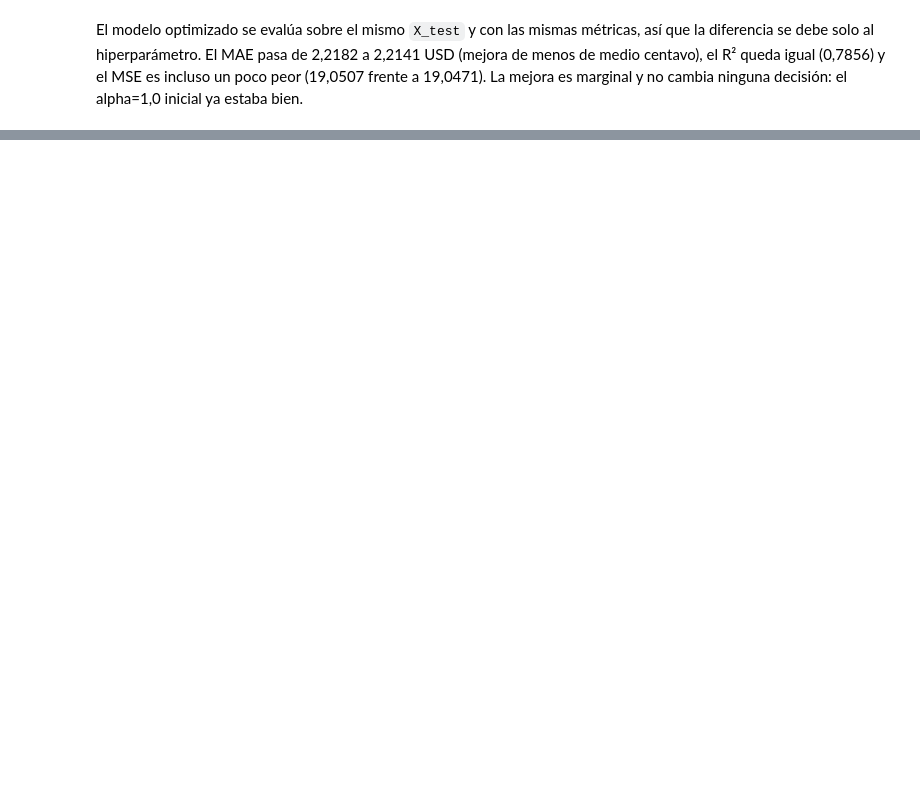
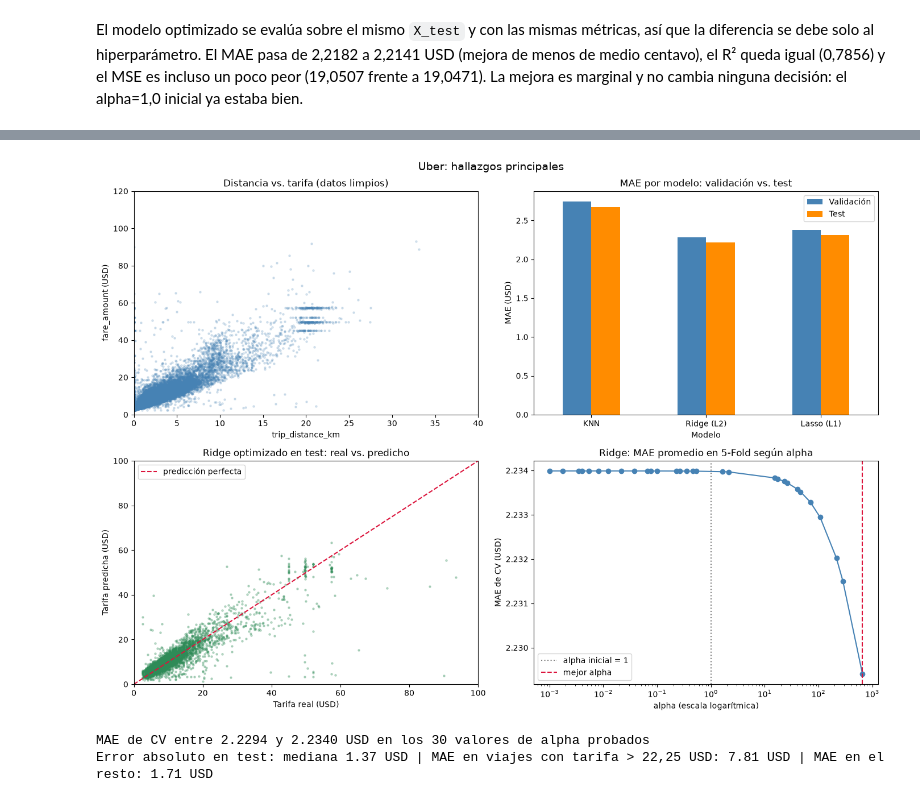
Before and after one commit to alejoriosm04/workshop-01-ml, a Jupyter notebook: notebooks/01_regresion_uber.ipynb, the cells around one changed output, grey strips where cells are left out. Cells and saved outputs as stored; diff of their text form; code cells hidden in the pictures; blank space fills up the shorter version.

```diff
--- a/notebooks/01_regresion_uber.ipynb
+++ b/notebooks/01_regresion_uber.ipynb
@@ -1185,0 +1214,52 @@ Tarifa predicha: $34.98 USD
+# %%
+fig, axes = plt.subplots(2, 2, figsize=(14, 10))
+
+# a) Relación entre distancia y tarifa en los datos limpios
+muestra = df.sample(min(20000, len(df)), random_state=RANDOM_STATE)
+axes[0, 0].scatter(muestra["trip_distance_km"], muestra["fare_amount"], s=5, alpha=0.2, color="steelblue")
+axes[0, 0].set_xlim(0, 40); axes[0, 0].set_ylim(0, 120)
+axes[0, 0].set_title("Distancia vs. tarifa (datos limpios)")
+axes[0, 0].set_xlabel("trip_distance_km"); axes[0, 0].set_ylabel("fare_amount (USD)")
+
+# b) MAE de cada modelo en validación y en test
+comparativo_regresion[["MAE_val", "MAE_test"]].plot(
+    kind="bar", rot=0, ax=axes[0, 1], color=["steelblue", "darkorange"]
+)
+axes[0, 1].set_title("MAE por modelo: validación vs. test")
+axes[0, 1].set_xlabel("Modelo"); axes[0, 1].set_ylabel("MAE (USD)")
+axes[0, 1].legend(["Validación", "Test"])
+
+# c) Tarifa real vs. predicha por el modelo final en test
+idx = np.random.default_rng(RANDOM_STATE).choice(len(y_test), size=min(5000, len(y_test)), replace=False)
+axes[1, 0].scatter(y_test.to_numpy()[idx], pred_test_final_reg[idx], s=5, alpha=0.3, color="seagreen")
+axes[1, 0].plot([0, 100], [0, 100], color="crimson", linestyle="--", label="predicción perfecta")
+axes[1, 0].set_xlim(0, 100); axes[1, 0].set_ylim(0, 100)
+axes[1, 0].set_title("Ridge optimizado en test: real vs. predicho")
+axes[1, 0].set_xlabel("Tarifa real (USD)"); axes[1, 0].set_ylabel("Tarifa predicha (USD)")
+axes[1, 0].legend()
+
+# d) MAE promedio de la validación cruzada según alpha
+cv_reg = pd.DataFrame(search_regresion.cv_results_).sort_values("param_model__alpha")
+axes[1, 1].plot(cv_reg["param_model__alpha"].astype(float), -cv_reg["mean_test_score"],
+                marker="o", color="steelblue")
+axes[1, 1].axvline(1.0, color="gray", linestyle=":", label="alpha inicial = 1")
+axes[1, 1].axvline(search_regresion.best_params_["model__alpha"], color="crimson",
+                   linestyle="--", label="mejor alpha")
+axes[1, 1].set_xscale("log")
+axes[1, 1].set_title("Ridge: MAE promedio en 5-Fold según alpha")
+axes[1, 1].set_xlabel("alpha (escala logarítmica)"); axes[1, 1].set_ylabel("MAE de CV (USD)")
+axes[1, 1].legend()
+
+fig.suptitle("Uber: hallazgos principales", fontsize=14)
+plt.tight_layout(); plt.show()
+
+print(f"MAE de CV entre {-cv_reg['mean_test_score'].max():.4f} y {-cv_reg['mean_test_score'].min():.4f} USD "
+      f"en los {len(cv_reg)} valores de alpha probados")
+errores = np.abs(y_test.to_numpy() - pred_test_final_reg)
+print(f"Error absoluto en test: mediana {np.median(errores):.2f} USD | "
+      f"MAE en viajes con tarifa > 22,25 USD: {errores[y_test.to_numpy() > 22.25].mean():.2f} USD | "
+      f"MAE en el resto: {errores[y_test.to_numpy() <= 22.25].mean():.2f} USD")
+# %% [output]
+[figure, added]
+MAE de CV entre 2.2294 y 2.2340 USD en los 30 valores de alpha probados
+Error absoluto en test: mediana 1.37 USD | MAE en viajes con tarifa > 22,25 USD: 7.81 USD | MAE en el resto: 1.71 USD
```
Also changed, not shown: parts of 14 cells of this notebook, 2 other files.
